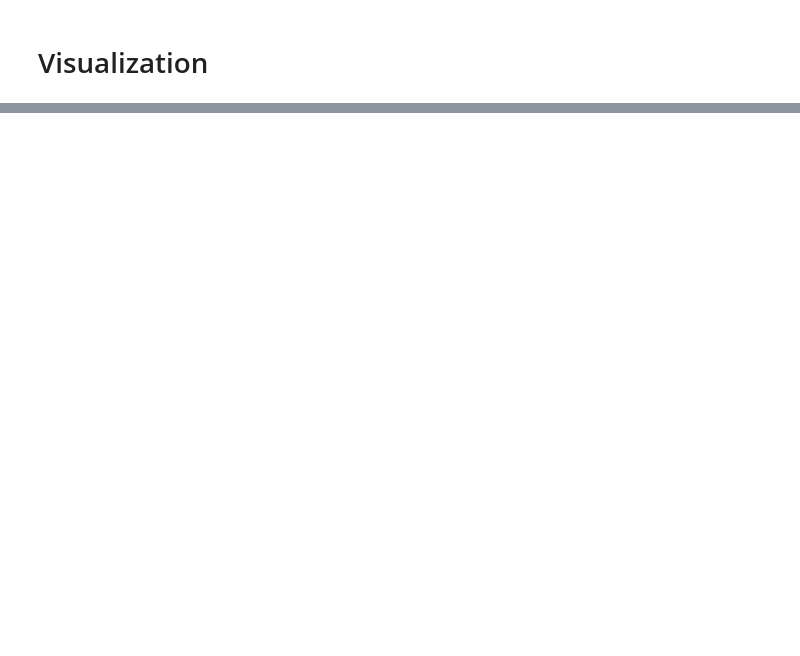
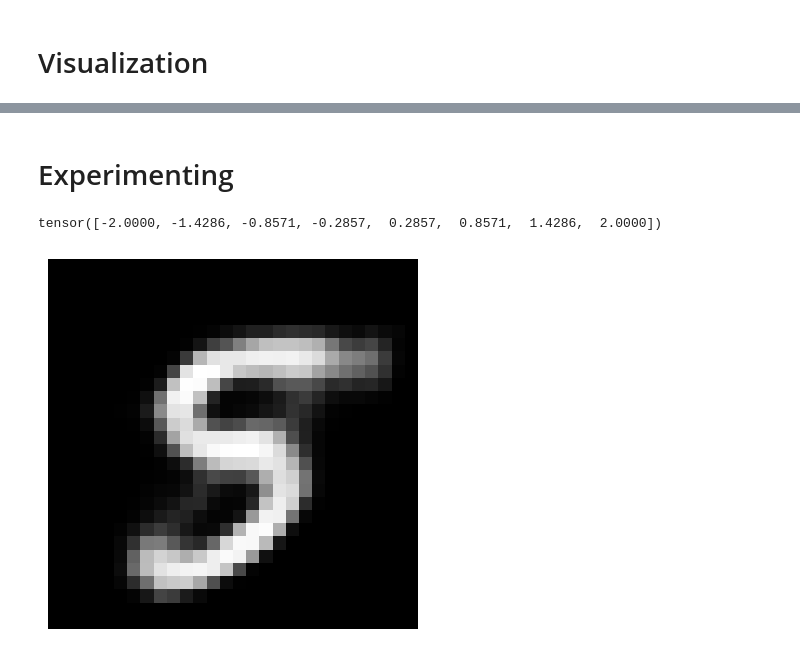
Before and after one commit to arneallwardt/Beta_VAE, a Jupyter notebook: vae_test.ipynb, the cells around one changed output, grey strips where cells are left out. Drawn from its saved outputs; the diff is of its cells as text; code cells hidden in the pictures; blank space fills up the shorter version.

```diff
--- a/vae_test.ipynb
+++ b/vae_test.ipynb
@@ -168,0 +274,16 @@ with torch.no_grad():
+# %% [markdown]
+# Experimenting
+# %%
+torch.linspace(DISENTANGLEMENT_RANGE[0], DISENTANGLEMENT_RANGE[1], DISENTANGLEMENT_STEPS)
+# %% [output]
+tensor([-2.0000, -1.4286, -0.8571, -0.2857,  0.2857,  0.8571,  1.4286,  2.0000])
+# %%
+
+z_test = torch.rand([-0.4, 2.0, -2.0, 2.0, -0.8, -2.0, -1.4, 2.0, 1.8, 0.8]).to(hyperparameters['device'])
+img = model.decode(z_copy.unsqueeze(0))
+img = img.view(28, 28).detach().cpu().numpy()
+plt.imshow(img, cmap='gray')
+plt.axis('off')
+plt.show()
+# %% [output]
+[figure, added]
```
Also changed, not shown: parts of 10 cells of this notebook.
